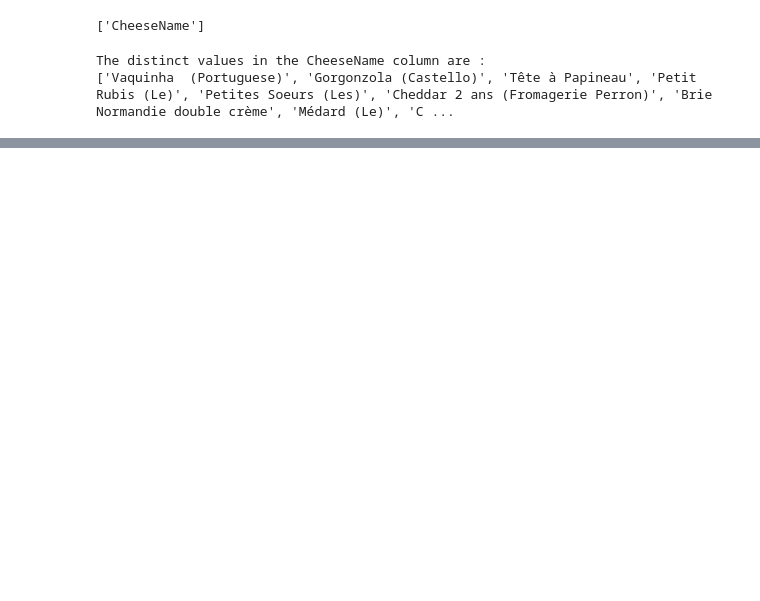
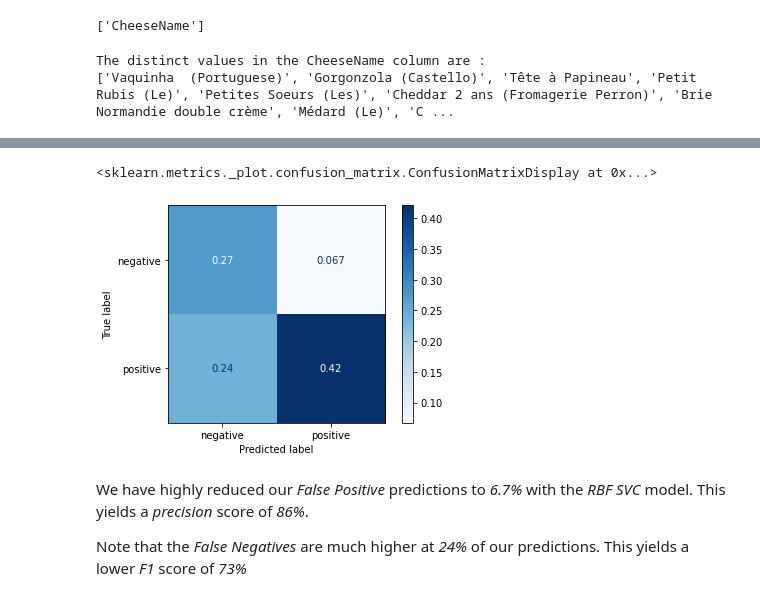
Before and after one commit to Dipto9999/intro-ml-students, a Jupyter notebook: release/final_project/final_project.ipynb, the cells around one changed output, grey strips where cells are left out. Cells and saved outputs as stored; diff of their text form; code cells hidden in the pictures; blank space fills up the shorter version.

```diff
--- a/release/final_project/final_project.ipynb
+++ b/release/final_project/final_project.ipynb
@@ -333,0 +392,5 @@ The distinct values in the CheeseName column are :
+# %%
+binary_transformer = make_pipeline(
+    SimpleImputer(strategy = 'most_frequent'),
+    OneHotEncoder(dtype = int, handle_unknown = 'error', drop = 'if_binary')
+)
@@ -1641,0 +637,15 @@ These links provide the theory and basis for the *ML* exploration in this notebo
+# %%
+param_grid = {
+    "svc__C" : [0.001, 0.01, 0.1, 1, 10, 100, 1000],
+    "svc__gamma" : [0.001, 0.01, 0.1, 1, 10, 100, 1000]
+}
+
+svc_search = GridSearchCV(
+    estimator = models['RBF SVC']['pipeline'],
+    param_grid = param_grid,
+    cv = 10, scoring = scoring_dict['precision'],
+    return_train_score = True, n_jobs = -1
+)
+
+svc_search.fit(X_train, y_train)
+display(svc_search)
@@ -1641,0 +684,8 @@ These links provide the theory and basis for the *ML* exploration in this notebo
+# %%
+best_model = svc_search.best_estimator_
+
+best_svc = svc_search.best_params_
+print(f'The best value of C is {best_svc["svc__C"]} and the best value of gamma is {best_svc["svc__gamma"]}.')
+
+best_svc_score = round(svc_search.best_score_, 2)
+print(f'The best validation precision is {best_svc_score}.')
@@ -1641,0 +779,7 @@ These links provide the theory and basis for the *ML* exploration in this notebo
+# %%
+## We need to drop the columns not used in the Machine Learning pipeline.
+
+X_test.drop(
+    columns = ['CheeseId', 'CharacteristicsEn', 'FlavourEn', 'RindTypeEn'],
+    inplace = True
+)
@@ -1641,0 +803,17 @@ These links provide the theory and basis for the *ML* exploration in this notebo
+# %%
+svm_fatlevels_cm = ConfusionMatrixDisplay(
+    confusion_matrix = confusion_matrix(
+        y_true = y_test, y_pred = best_model.predict(X_test),
+        normalize = 'all'
+    ),
+    display_labels = ['negative', 'positive']
+)
+
+svm_fatlevels_cm.plot(cmap = 'Blues')
+# %% [output]
+<sklearn.metrics._plot.confusion_matrix.ConfusionMatrixDisplay at 0x...>
+[figure, added]
+# %% [markdown]
+We have highly reduced our *False Positive* predictions to *6.7%* with the *RBF SVC* model. This yields a *precision* score of *86%*.
+
+Note that the *False Negatives* are much higher at *24%* of our predictions. This yields a lower *F1* score of *73%*
```
Also changed, not shown: parts of 205 cells of this notebook, 2 other files.
